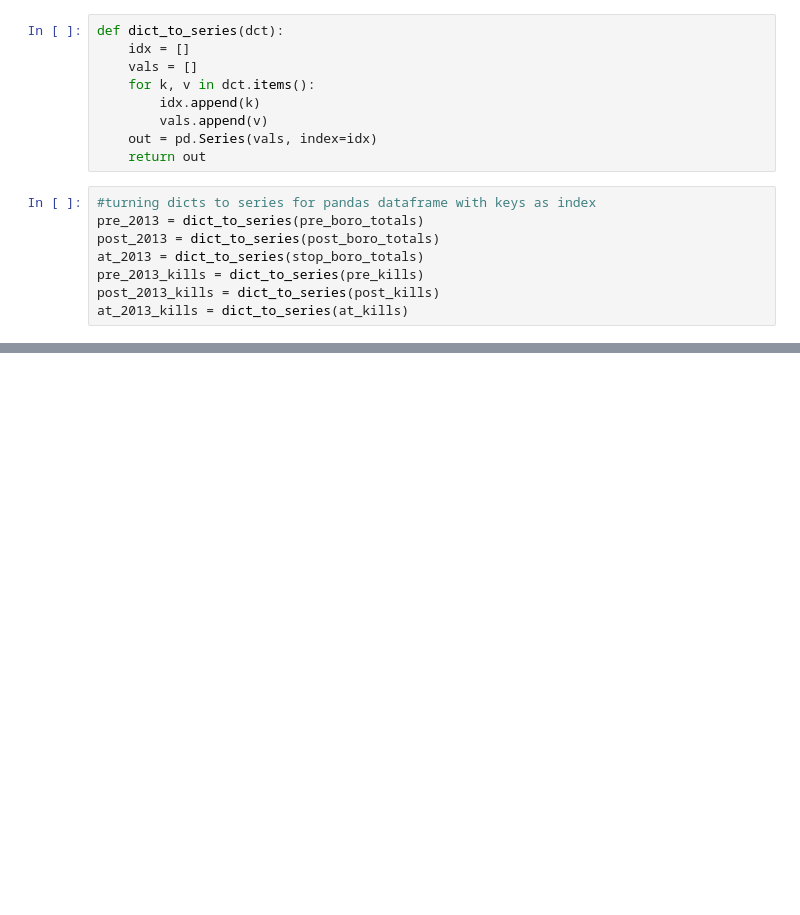
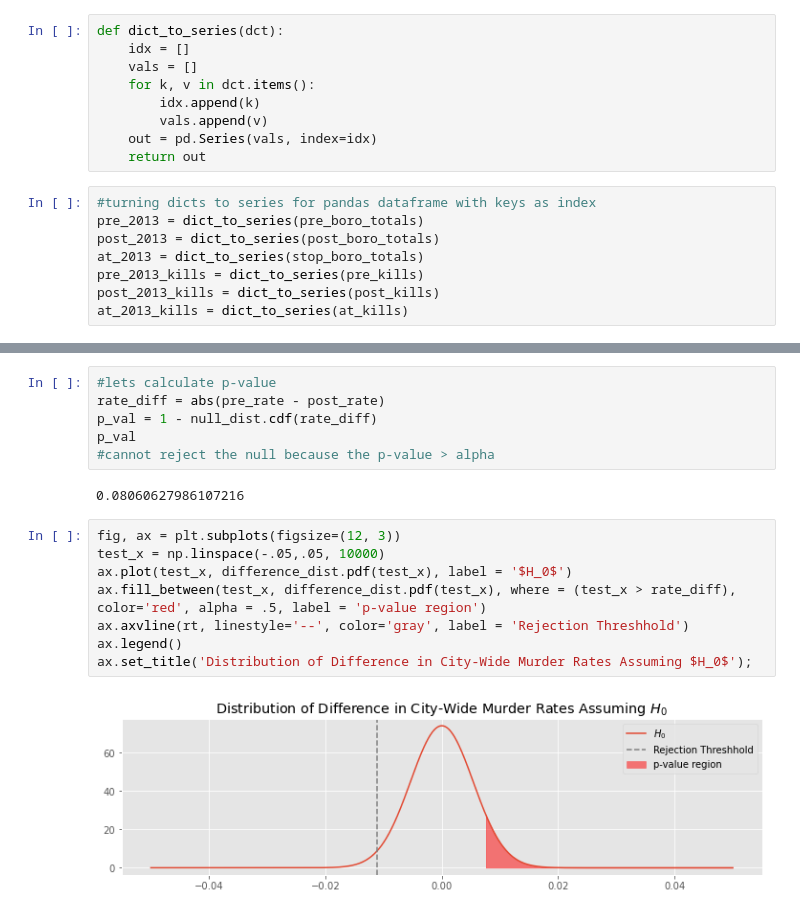
Before and after one commit to sashasabater/nyc-gun-violence, a Jupyter notebook: notebooks/EDA_STATS.ipynb, the cells around one changed output, grey strips where cells are left out. Saved outputs shown, nothing was run; the diff lists cells and outputs as text; blank space fills up the shorter version.

```diff
--- a/notebooks/EDA_STATS.ipynb
+++ b/notebooks/EDA_STATS.ipynb
@@ -448,0 +400,18 @@ poverty.iloc[:6, [1,4]]
+# %%
+#lets calculate p-value
+rate_diff = abs(pre_rate - post_rate)
+p_val = 1 - null_dist.cdf(rate_diff)
+p_val
+#cannot reject the null because the p-value > alpha
+# %% [output]
+0.08060627986107216
+# %%
+fig, ax = plt.subplots(figsize=(12, 3))
+test_x = np.linspace(-.05,.05, 10000)
+ax.plot(test_x, difference_dist.pdf(test_x), label = '$H_0$')
+ax.fill_between(test_x, difference_dist.pdf(test_x), where = (test_x > rate_diff), color='red', alpha = .5, label = 'p-value region')
+ax.axvline(rt, linestyle='--', color='gray', label = 'Rejection Threshhold')
+ax.legend()
+ax.set_title('Distribution of Difference in City-Wide Murder Rates Assuming $H_0$');
+# %% [output]
+[figure, added]
```
Also changed, not shown: parts of 51 cells of this notebook, 1 other file.
